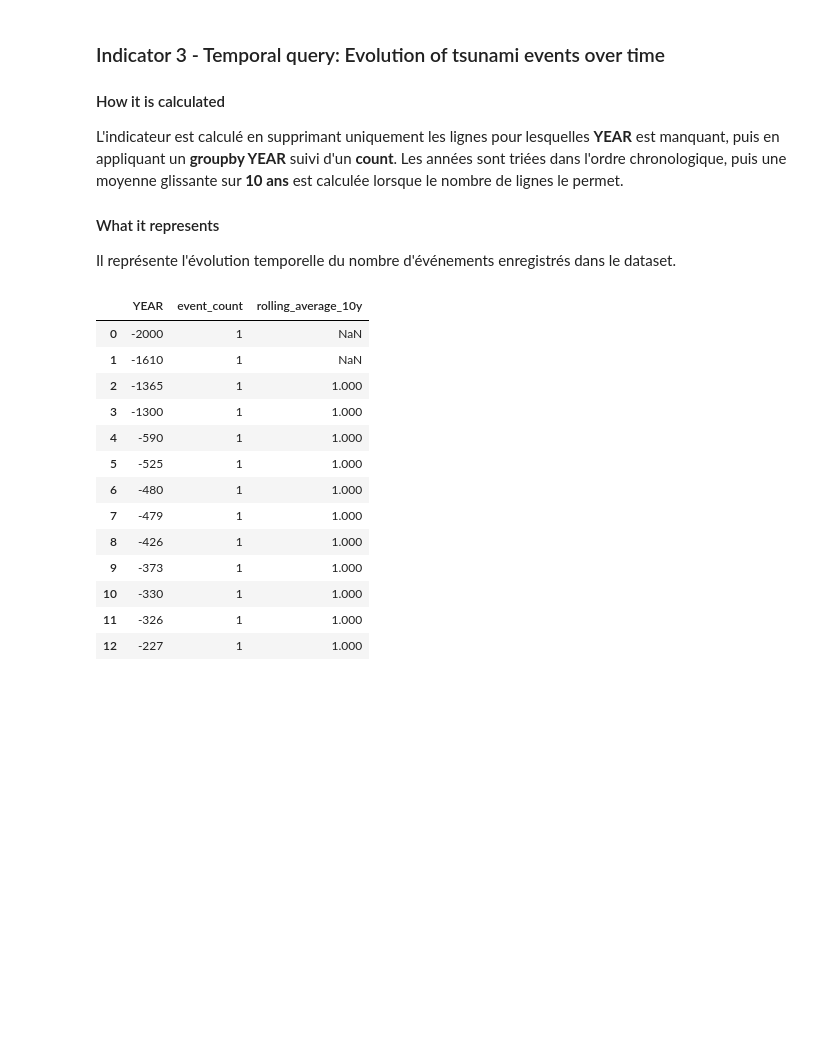
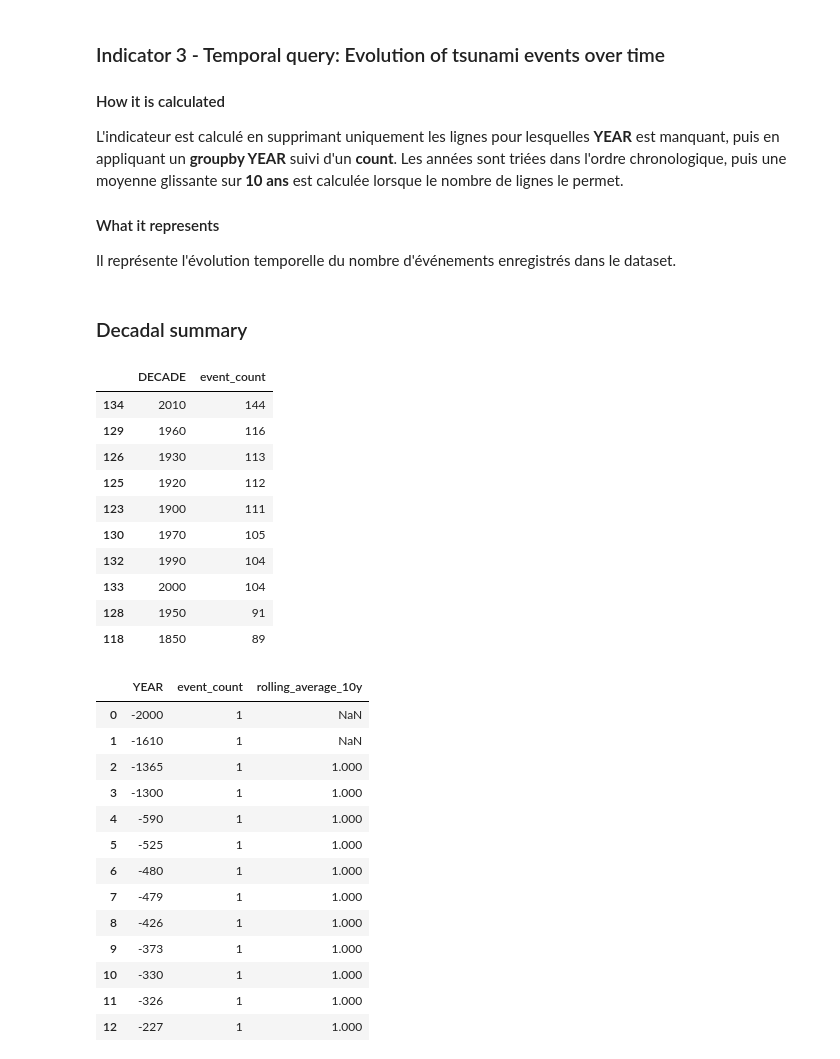
Before and after one commit to maelisnhe/tsunami-events-analysis, a Jupyter notebook: NoheEstradaMaelis_notebook.ipynb, the cells around one changed output. Cells and saved outputs as stored; diff of their text form; code cells hidden in the pictures; blank space fills up the shorter version.

```diff
--- a/NoheEstradaMaelis_notebook.ipynb
+++ b/NoheEstradaMaelis_notebook.ipynb
@@ -578,6 +619,30 @@ def compute_events_over_time(df: pd.DataFrame) -> pd.DataFrame:
         result['rolling_average_10y'] = np.nan
 
     return result
+# %% [markdown]
+### Decadal summary
+# %%
+top_decades = (
+    cleaned_df.dropna(subset=['DECADE'])
+    .groupby('DECADE', as_index=False)
+    .size()
+    .rename(columns={'size': 'event_count'})
+    .sort_values('event_count', ascending=False)
+    .head(10)
+)
+display(top_decades)
+# %% [output]
+|  | DECADE | event_count |
+| 134 | 2010 | 144 |
+| 129 | 1960 | 116 |
+| 126 | 1930 | 113 |
+| 125 | 1920 | 112 |
+| 123 | 1900 | 111 |
+| 130 | 1970 | 105 |
+| 132 | 1990 | 104 |
+| 133 | 2000 | 104 |
+| 128 | 1950 | 91 |
+| 118 | 1850 | 89 |
 # %%
 events_by_year = compute_events_over_time(cleaned_df)
 display(events_by_year.head(15))
```
Also changed, not shown: parts of 44 cells of this notebook.
